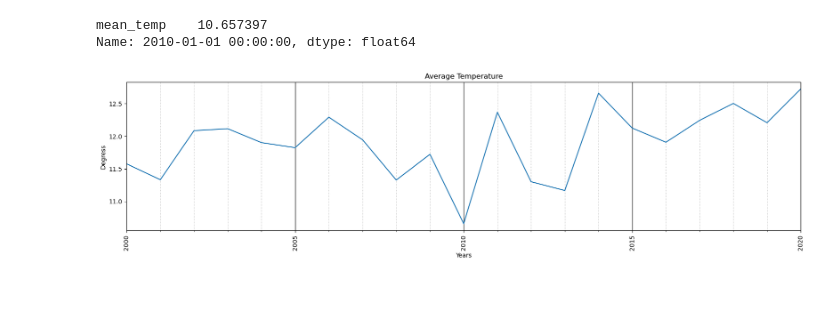
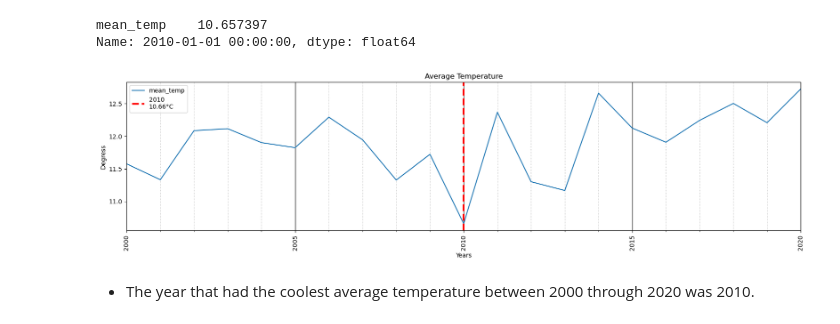
Before and after one commit to john-a-dixon/resampling-datetime-data, a Jupyter notebook: resample.ipynb, the cells around one changed output. Saved outputs shown, nothing was run; the diff lists cells and outputs as text; code cells hidden in the pictures; blank space fills up the shorter version.

```diff
--- a/resample.ipynb
+++ b/resample.ipynb
@@ -222,16 +222,28 @@ Name: 2010-01-01 00:00:00, dtype: float64
 # %%
 # Figure creation and labeling
 fig, ax = plt.subplots(figsize=(20, 5))
 yearly_df["mean_temp"].plot(ax=ax)
 ax.set_title("Average Temperature")
 ax.set_xlabel("Years")
 ax.set_ylabel("Degress")
 
 # Major xaxis ticks formatting
 ax.grid(which='major',axis='x', color='k')
 fig.autofmt_xdate(rotation=90, ha='center')
 
 # Minor xaxis ticks formatting
 ax.grid(which='minor', axis='x', ls=":");
+
+degree_sign = u'\N{DEGREE SIGN}'
+
+# Add a vertical line denoting the max precipitation
+ax.axvline(coolest_avg_temp_id,
+           color="red",
+           label=f"{coolest_avg_temp_id.strftime('%Y')}\n{round(coolest_avg_temp_val[0], 2)}{degree_sign}C",
+           ls="--",
+           linewidth=3);
+ax.legend();
 # %% [output]
-[figure, old version]
+[figure, new version]
+# %% [markdown]
+- The year that had the coolest average temperature between 2000 through 2020 was 2010.
```
Also changed, not shown: parts of 3 cells of this notebook.
